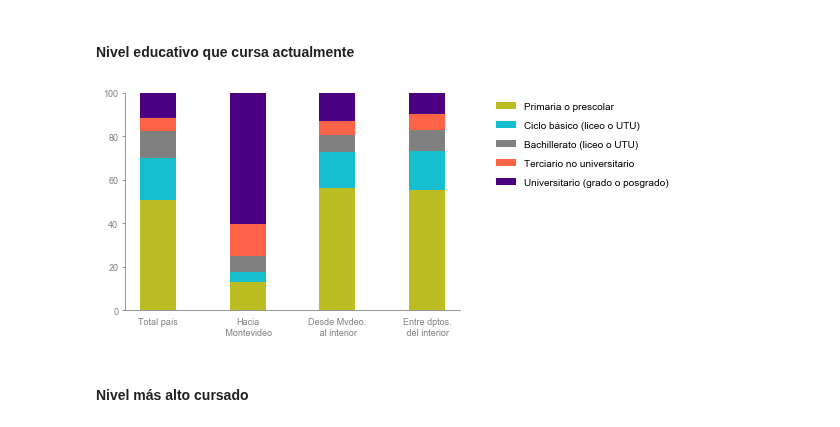
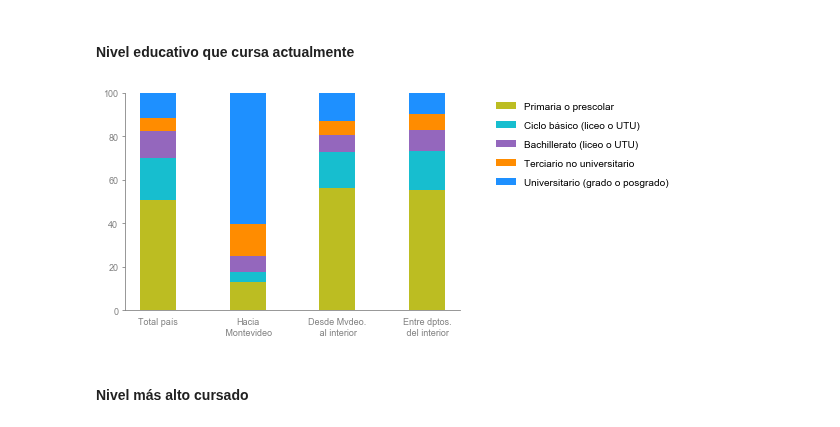
Before and after one commit to guillermodangelo/tesis, a Jupyter notebook: 02-eda_graficas.ipynb, the cells around one changed output. Cells and saved outputs as stored; diff of their text form; code cells hidden in the pictures.

```diff
--- a/02-eda_graficas.ipynb
+++ b/02-eda_graficas.ipynb
@@ -340,3 +340,27 @@ grupos_edad = [grupos_de_edad(x, 'PERNA01')  for x in lista_dfs_censo]
 
 # traspone las series enlistada y las devuelve en una lista
 grupos_edad_t = [[h,i,j,k] for h,i,j,k in zip(*grupos_edad)]
+# %%
+import matplotlib.pyplot as plt
+import numpy as np
+
+colors = iter([plt.cm.tab20(i) for i in range(20)])
+
+N = 50
+
+x = np.random.rand(N)
+y = np.random.rand(N)
+
+plt.scatter(x, y, c=[next(colors)])
+
+x = np.random.rand(N)
+y = np.random.rand(N)
+
+plt.scatter(x, y, c=[next(colors)])
+
+x = np.random.rand(N)
+y = np.random.rand(N)
+
+plt.scatter(x, y, c=[next(colors)])
+
+plt.show()
@@ -546,7 +576,7 @@ ind = np.arange(4)
 plt.ylim(0, 100)
 
 # setea paleta de colores
-colors = 'tab:olive', 'tab:cyan', 'grey', 'tomato','indigo'
+colors = 'tab:olive', 'tab:cyan', 'tab:purple', 'darkorange', 'dodgerblue'
 
 # pairwise sum para completar los "bottom"
 _bottoms = get_bottoms(edunivel_list)
@@ -554,34 +584,34 @@ _bottoms = get_bottoms(edunivel_list)
 # grafica
 p = [plt.bar(ind, edunivel_list[i], width=bars_width, color=colors[i], bottom=_bottoms[i]) for i in range(5)]
 
 format_spines(color_spines)
 
 # labels
 plt.xticks(ind, labels_extended)
 
 _labels = ['Primaria o prescolar',
            'Ciclo básico (liceo o UTU)',
            'Bachillerato (liceo o UTU)',
            'Terciario no universitario',
            'Universitario (grado o posgrado)']
 
 # oculta ticks
 format_ticks(labels_extended, color_spines)
 
 # leyenda
 plt.legend((p[0], p[1], p[2], p[3], p[4]),
            _labels,
            bbox_to_anchor=(1.65, 1),
            loc='upper right',
            frameon=False,
            labelspacing=1,
            prop=font_legend)
 
 save_chart('eda_008_nivel_educativo_actual.pdf')
 
 plt.show()
 # %% [output]
-[figure, old version]
+[figure, new version]
 # %% [markdown]
 #### **Nivel más alto cursado**
 # %%
```
Also changed, not shown: parts of 3 cells of this notebook, 2 other files.
